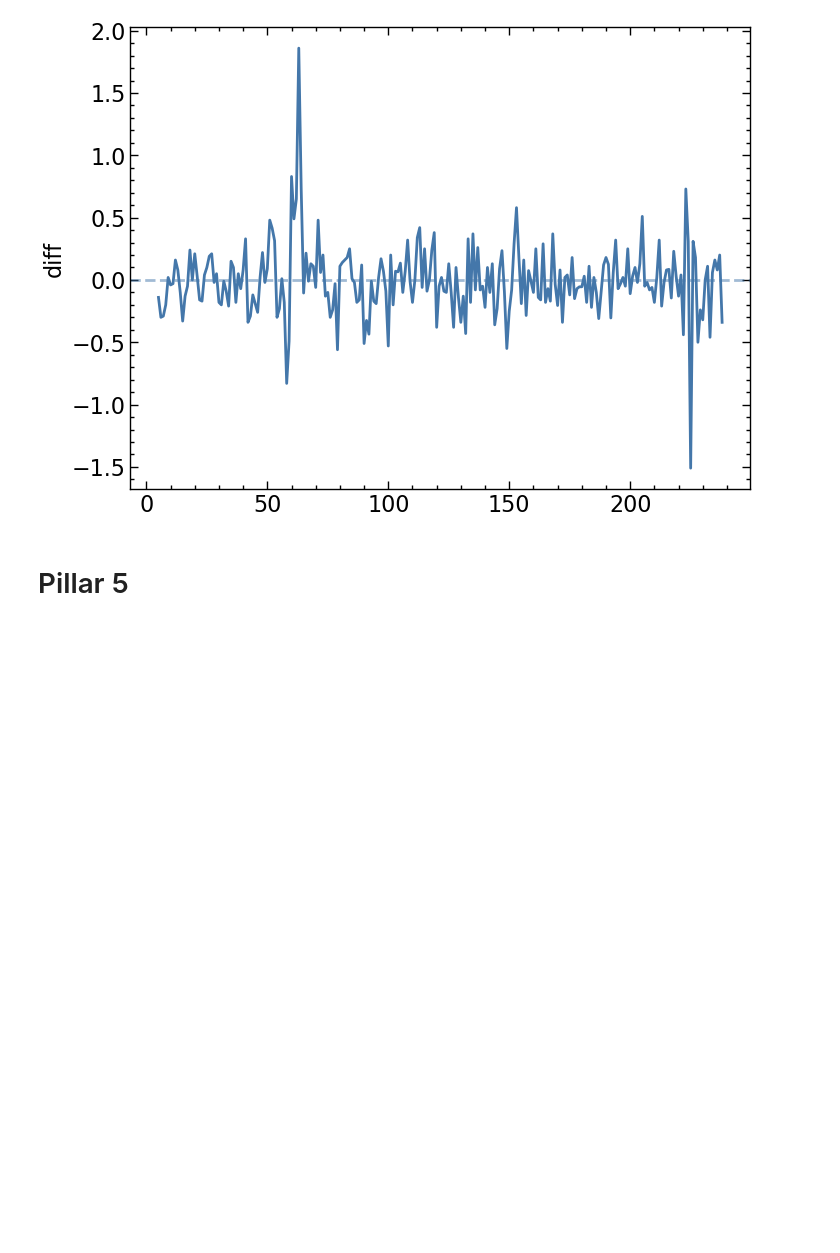
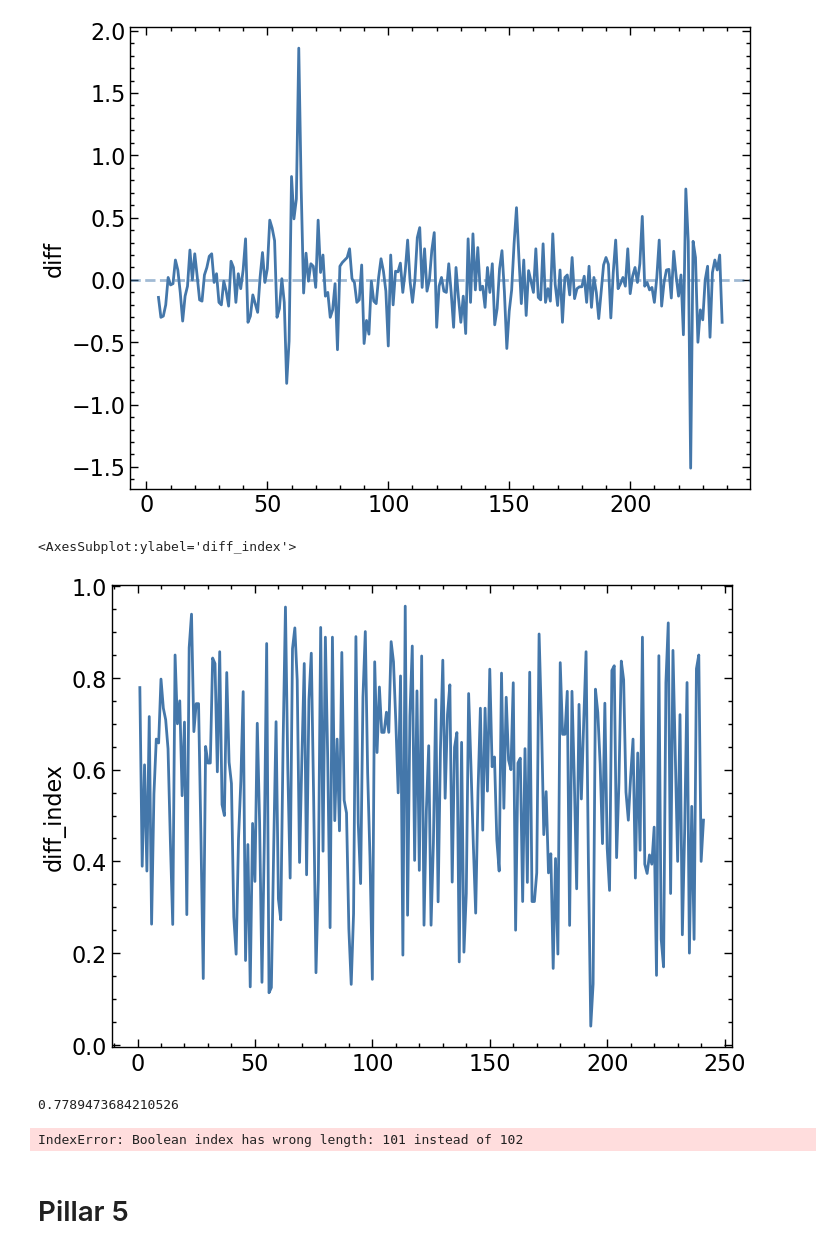
Before and after one commit to aycannon/diss, a Jupyter notebook: Compiled Indicator.ipynb, the cells around one changed output. Cells and saved outputs as stored; diff of their text form; code cells hidden in the pictures; blank space fills up the shorter version.

```diff
--- a/Compiled Indicator.ipynb
+++ b/Compiled Indicator.ipynb
@@ -116,6 +116,39 @@ plt.axhline(y = 0, alpha = 0.5, linestyle = 'dashed')
 # %% [output]
 <matplotlib.lines.Line2D at 0x...>
 [figure]
+# %%
+ftse = pd.read_excel('diss_data/ftse_data.xlsx', sheet_name= 'ftse_data')
+
+# ftse_up = ftse.reindex(index = ftse.index[::-1])
+ftse_nd = ftse.loc[:,ftse.columns !='DATE']
+ftse_diff = ftse_nd.diff()
+ftse_diff['count'] = ftse_diff.notna().sum(axis = 1)
+ftse_diff['pos'] = (ftse_diff>0).sum(axis = 1)
+ftse_diff['count'][0] = np.nan
+ftse_diff['diff_index'] = ftse_diff['pos']/ftse_diff['count']
+
+sns.lineplot(ftse_diff['diff_index'])
+# %% [output]
+<AxesSubplot:ylabel='diff_index'>
+[figure, added]
+# %%
+print(ftse_diff['diff_index'][1])
+# %% [output]
+0.7789473684210526
+# %%
+ndx = pd.read_excel('diss_data/ndx_data.xlsx', sheet_name= 'Sheet2')
+
+# ftse_up = ftse.reindex(index = ftse.index[::-1])
+ndx_nd = ndx.loc[:,ftse.columns !='DATE']
+ndx_diff = ndx_nd.diff()
+ndx_diff['count'] = ndx_diff.notna().sum(axis = 1)
+ndx_diff['pos'] = (ndx_diff>0).sum(axis = 1)
+ndx_diff['count'][0] = np.nan
+ndx_diff['diff_index'] = ndx_diff['pos']/ndx_diff['count']
+
+sns.lineplot(ndx_diff['diff_index'])
+# %% [output]
+IndexError: Boolean index has wrong length: 101 instead of 102
 # %%
 p4 = spread[['period','spread', 'diff']]
 
```
